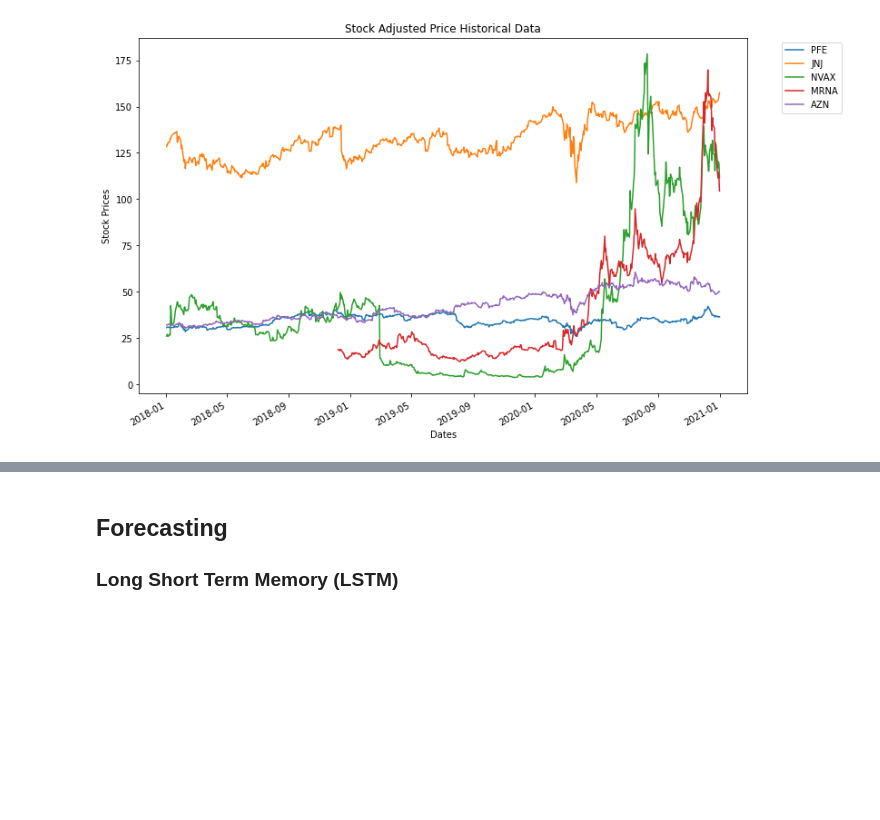
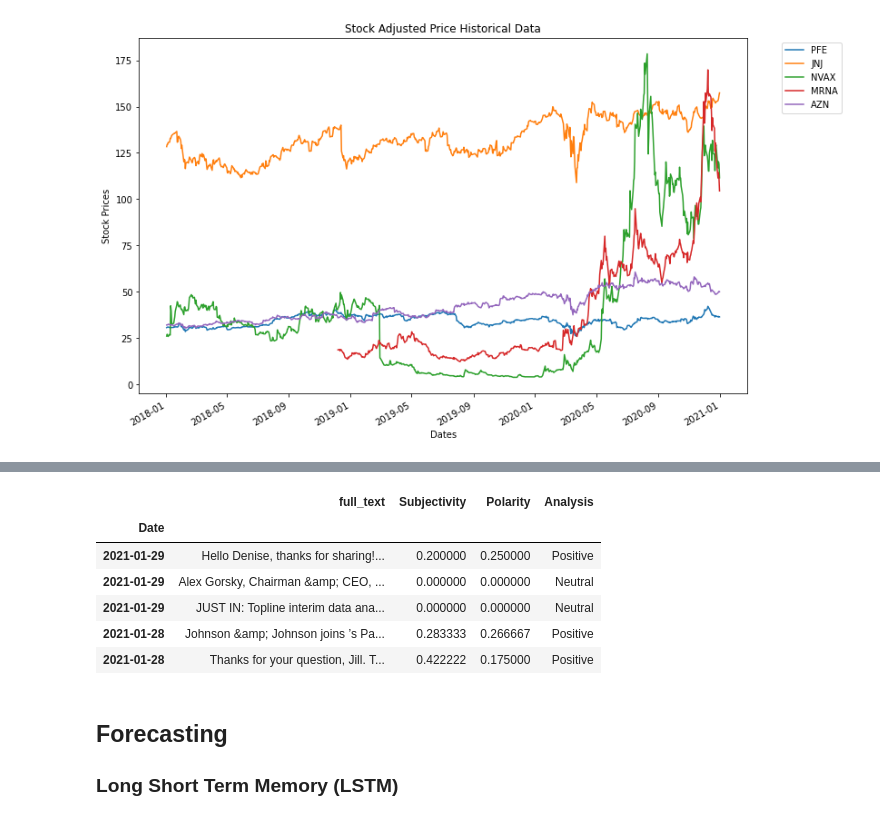
Before and after one commit to davidrtorres/Model-5-Stock-Price-Forecasting, a Jupyter notebook: LSTM_Capstone_1-29-21.ipynb, the cells around one changed output, grey strips where cells are left out. Saved outputs shown, nothing was run; the diff lists cells and outputs as text; code cells hidden in the pictures; blank space fills up the shorter version.

```diff
--- a/LSTM_Capstone_1-29-21.ipynb
+++ b/LSTM_Capstone_1-29-21.ipynb
@@ -199,3 +216,36 @@ diff_data_plot
+# %%
+#get subjectivity (how subjective or opinated text is)and pularity (how postive or negative text is)
+def getSubjectivity(text):
+    return TextBlob(text).sentiment.subjectivity
+
+def getPolarity(text):
+    return TextBlob(text).sentiment.polarity
+# %%
+#create 2 new columns
+tweets_df['Subjectivity'] = tweets_df['full_text'].apply(getSubjectivity)
+tweets_df['Polarity'] = tweets_df['full_text'].apply(getPolarity)
+# %%
+def getAnalysis(score):
+    #function to calculate the negative, neutral and positve analysis
+    if score < 0:
+        return 'Negative'
+    elif score == 0:
+        return 'Neutral'
+    else:
+        return 'Positive'
+# %%
+#polarity is the score and going to apply the  function
+tweets_df['Analysis'] = tweets_df['Polarity'].apply(getAnalysis)
+# %%
+tweets_df.head()
+# %% [output]
+|  | full_text | Subjectivity | Polarity | Analysis |
+| Date |  |  |  |  |
+| 2021-01-29 | Hello Denise, thanks for sharing!... | 0.200000 | 0.250000 | Positive |
+| 2021-01-29 | Alex Gorsky, Chairman &amp; CEO, ... | 0.000000 | 0.000000 | Neutral |
+| 2021-01-29 | JUST IN: Topline interim data ana... | 0.000000 | 0.000000 | Neutral |
+| 2021-01-28 | Johnson &amp; Johnson joins ’s Pa... | 0.283333 | 0.266667 | Positive |
+| 2021-01-28 | Thanks for your question, Jill. T... | 0.422222 | 0.175000 | Positive |
 # %% [markdown]
 ## **Forecasting**
 ### Long Short Term Memory (LSTM)
```
Also changed, not shown: parts of 26 cells of this notebook, 1 other file.
